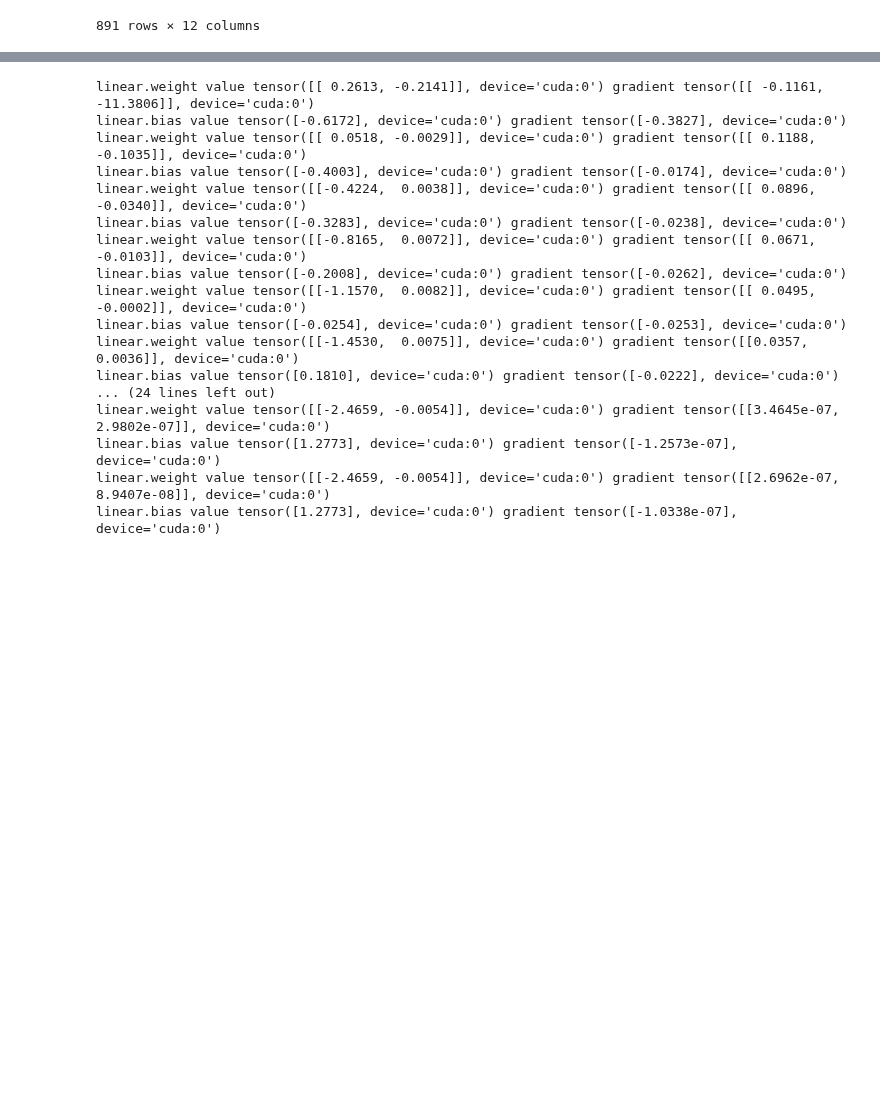
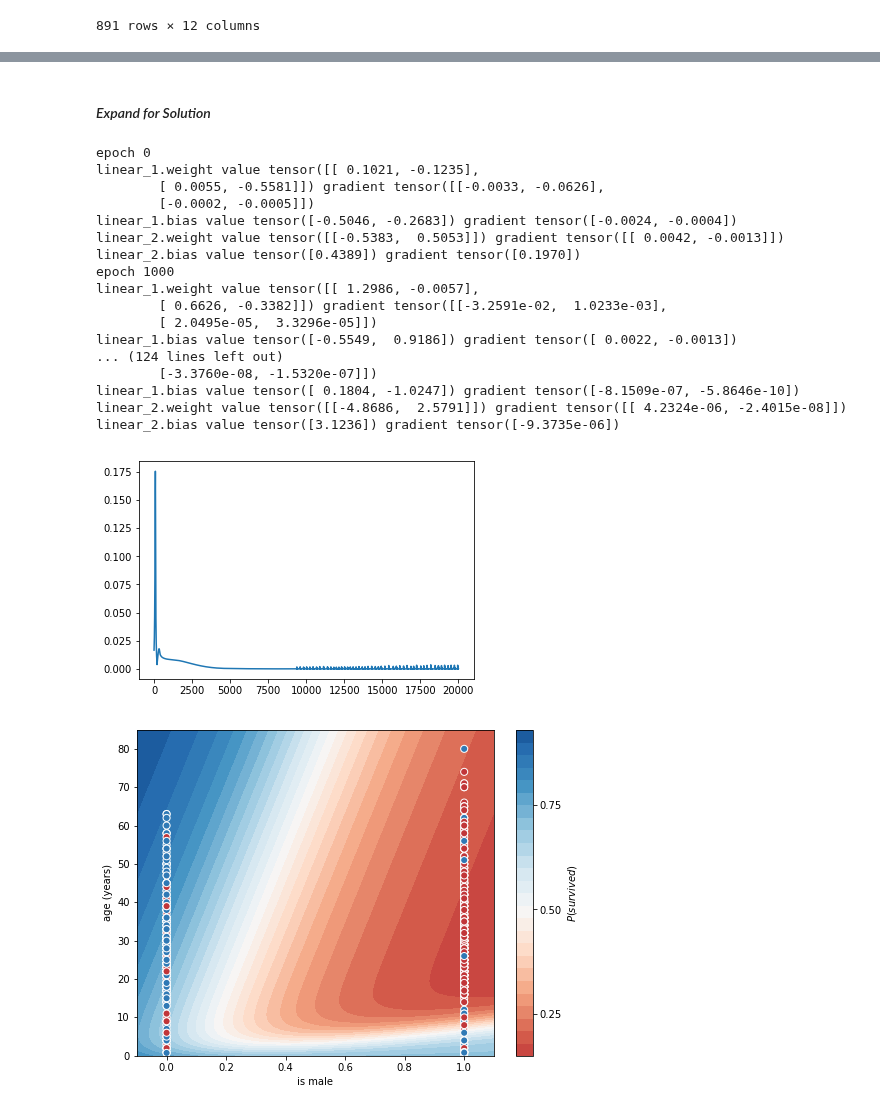
Before and after one commit to mlfa19/assignments, a Jupyter notebook: Module 1/07/Assignment_07_Companion_Pytorch_Titanic.ipynb, the cells around one changed output, grey strips where cells are left out. Cells and saved outputs as stored; diff of their text form; code cells hidden in the pictures; blank space fills up the shorter version.

```diff
--- a/Module 1/07/Assignment_07_Companion_Pytorch_Titanic.ipynb
+++ b/Module 1/07/Assignment_07_Companion_Pytorch_Titanic.ipynb
@@ -60,0 +346,2 @@ class LogisticRegressionPT(nn.Module):
+# %% [markdown]
+#### *Expand for Solution*
@@ -61,43 +370,50 @@ class LogisticRegressionPT(nn.Module):
 # %%
-import numpy as np
-from torch.autograd import Variable
+mlp_pytorch = TitanicMLP()
+mlp_pytorch.train()
+optimizer = torch.optim.Adam(mlp_pytorch.parameters())
+criterion = torch.nn.BCELoss()
+grad_magnitudes = []
 
-model_PT = LogisticRegressionPT()
-model_PT.cuda()
-optimizer = torch.optim.Adam(model_PT.parameters())
-criterion = torch.nn.BCELoss()
-
-X_data = Variable(torch.cuda.FloatTensor(np.array(experiment_1_data)))
-y_data = Variable(torch.cuda.FloatTensor(np.array(experiment_1_outputs)))
-for epoch in range(10000):
-    model_PT.train()
+X_data = Variable(torch.Tensor(np.array(experiment_1_data.drop('is_young_male',axis=1))))
+y_data = Variable(torch.Tensor(np.array(experiment_1_outputs)))
+for epoch in range(20000):
     optimizer.zero_grad()
     # Forward pass
-    y_pred = model_PT(X_data)
+    y_pred = mlp_pytorch(X_data)
     # Compute Loss
     loss = criterion(y_pred, y_data)
     # Backward pass
     loss.backward()
-    if epoch % 500 == 0:
-        for name, param in model_PT.named_parameters():
-            if param.requires_grad:
-                print(name, "value", param.data, "gradient", param.grad)
+    for name, param in mlp_pytorch.named_parameters():
+        if name == 'linear_1.weight':
+            grad_magnitudes.append(np.abs(param.grad.numpy()).mean())
+
+    if epoch % 1000 == 0:
+        print("epoch", epoch)
+        for name, param in mlp_pytorch.named_parameters():
+            print(name, "value", param.data, "gradient", param.grad)
     optimizer.step()
+
+plt.plot(grad_magnitudes)
+plt.show()
+visualize_model_probs(mlp_pytorch)
 # %% [output]
-linear.weight value tensor([[ 0.2613, -0.2141]], device='cuda:0') gradient tensor([[ -0.1161, -11.3806]], device='cuda:0')
-linear.bias value tensor([-0.6172], device='cuda:0') gradient tensor([-0.3827], device='cuda:0')
-linear.weight value tensor([[ 0.0518, -0.0029]], device='cuda:0') gradient tensor([[ 0.1188, -0.1035]], device='cuda:0')
-linear.bias value tensor([-0.4003], device='cuda:0') gradient tensor([-0.0174], device='cuda:0')
-linear.weight value tensor([[-0.4224,  0.0038]], device='cuda:0') gradient tensor([[ 0.0896, -0.0340]], device='cuda:0')
-linear.bias value tensor([-0.3283], device='cuda:0') gradient tensor([-0.0238], device='cuda:0')
-linear.weight value tensor([[-0.8165,  0.0072]], device='cuda:0') gradient tensor([[ 0.0671, -0.0103]], device='cuda:0')
-linear.bias value tensor([-0.2008], device='cuda:0') gradient tensor([-0.0262], device='cuda:0')
-linear.weight value tensor([[-1.1570,  0.0082]], device='cuda:0') gradient tensor([[ 0.0495, -0.0002]], device='cuda:0')
-linear.bias value tensor([-0.0254], device='cuda:0') gradient tensor([-0.0253], device='cuda:0')
-linear.weight value tensor([[-1.4530,  0.0075]], device='cuda:0') gradient tensor([[0.0357, 0.0036]], device='cuda:0')
-linear.bias value tensor([0.1810], device='cuda:0') gradient tensor([-0.0222], device='cuda:0')
-... (24 lines left out)
-linear.weight value tensor([[-2.4659, -0.0054]], device='cuda:0') gradient tensor([[3.4645e-07, 2.9802e-07]], device='cuda:0')
-linear.bias value tensor([1.2773], device='cuda:0') gradient tensor([-1.2573e-07], device='cuda:0')
-linear.weight value tensor([[-2.4659, -0.0054]], device='cuda:0') gradient tensor([[2.6962e-07, 8.9407e-08]], device='cuda:0')
-linear.bias value tensor([1.2773], device='cuda:0') gradient tensor([-1.0338e-07], device='cuda:0')
+epoch 0
+linear_1.weight value tensor([[ 0.1021, -0.1235],
+        [ 0.0055, -0.5581]]) gradient tensor([[-0.0033, -0.0626],
+        [-0.0002, -0.0005]])
+linear_1.bias value tensor([-0.5046, -0.2683]) gradient tensor([-0.0024, -0.0004])
+linear_2.weight value tensor([[-0.5383,  0.5053]]) gradient tensor([[ 0.0042, -0.0013]])
+linear_2.bias value tensor([0.4389]) gradient tensor([0.1970])
+epoch 1000
+linear_1.weight value tensor([[ 1.2986, -0.0057],
+        [ 0.6626, -0.3382]]) gradient tensor([[-3.2591e-02,  1.0233e-03],
+        [ 2.0495e-05,  3.3296e-05]])
+linear_1.bias value tensor([-0.5549,  0.9186]) gradient tensor([ 0.0022, -0.0013])
+... (124 lines left out)
+        [-3.3760e-08, -1.5320e-07]])
+linear_1.bias value tensor([ 0.1804, -1.0247]) gradient tensor([-8.1509e-07, -5.8646e-10])
+linear_2.weight value tensor([[-4.8686,  2.5791]]) gradient tensor([[ 4.2324e-06, -2.4015e-08]])
+linear_2.bias value tensor([3.1236]) gradient tensor([-9.3735e-06])
+[figure, added]
+[figure, added]
```
Also changed, not shown: parts of 27 cells of this notebook.
